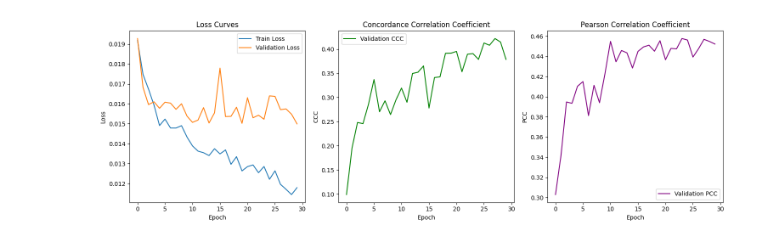
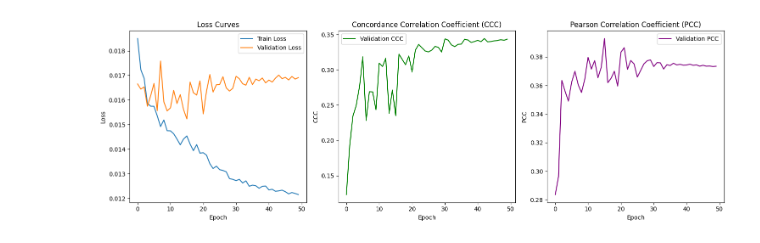
Before and after one commit to sadrasabouri/SEMPI, a Jupyter notebook: 11.XAttention_0427.ipynb, the cells around one changed output. Drawn from its saved outputs; the diff is of its cells as text; code cells hidden in the pictures.

Commit message:
final model for report

```diff
--- a/11.XAttention_0427.ipynb
+++ b/11.XAttention_0427.ipynb
@@ -135,6 +15,0 @@ val_loader = DataLoader(val_dataset, batch_size=16, shuffle=False, drop_last=Fal
-# %%
-sample = dataset[0]
-speaker_feat, listener_openface = sample["features"]
-listener_dim, speaker_dim = listener_openface.shape[0], speaker_feat.shape[0]
-print(f"Listener feature shape: {listener_openface.shape}")
-print(f"Speaker feature shape: {speaker_feat.shape}")
@@ -159,7 +437,7 @@ config = {
 
 config = SimpleNamespace(**config)
 
-model = EarlyFusion(config=config).to(device).float()
+model = EarlyFusion2(config=config).to(device).float()
 for name, param in model.named_parameters():
     print(f"Parameter {name}: dtype = {param.dtype}")
 print(model)
@@ -223,10 +501,10 @@ def compute_pearson_correlation_batched(y_pred, y_true):
     return rho
 # %%
 # Training settings
-num_epochs = 30
+num_epochs = 50
 learning_rate = 3e-4
 early_stop_patience = 10
-best_model_path = 'best_early_fusion_model.pth'
+best_model_path = 'best_early_fusion_model2.pth'
 
 criterion = torch.nn.MSELoss()
 optimizer = torch.optim.AdamW(model.parameters(), lr=learning_rate, weight_decay=config.weight_decay)
@@ -235,7 +513,7 @@ scheduler = torch.optim.lr_scheduler.ReduceLROnPlateau(
 )
 
 # Training tracking
-best_val_loss = float('inf')
+best_val_ccc = -float('inf')
 no_improve_count = 0
 train_losses = []
 val_losses = []
@@ -255,7 +530,7 @@ try:
 
         for batch in tqdm(train_loader, desc=f"Epoch {epoch+1} [Train]", leave=False):
 
-            speaker_feat, listener_feat = batch["features"]
+            listener_feat, _, speaker_feat = batch["features"]
             engagement = batch["score"]
 
             speaker_feat = speaker_feat.to(device).float()
@@ -269,7 +544,8 @@ try:
             for i in range(listener_feat.size(0)):
                 listener_feat_list.append(listener_feat[i].transpose(0, 1))
 
-            output = model(audio_paths=speaker_feat, openfacefeat_=listener_feat_list)
+            #output = model(audio_paths=speaker_feat, video_paths=listener_feat_list)
+            output = model(audio_paths=speaker_feat, video_paths=listener_feat)
             loss = criterion(output, engagement)
             loss.backward()
             optimizer.step()
@@ -289,7 +565,7 @@ try:
         with torch.no_grad():
             for batch in tqdm(val_loader, desc=f"Epoch {epoch+1} [Val]", leave=False):
 
-                speaker_feat, listener_feat = batch["features"]
+                listener_feat, _, speaker_feat = batch["features"]
                 engagement = batch["score"]
 
                 speaker_feat = speaker_feat.to(device)
@@ -302,7 +578,8 @@ try:
                 for i in range(listener_feat.size(0)):
                     listener_feat_list.append(listener_feat[i].transpose(0, 1))
 
-                output = model(audio_paths=speaker_feat, openfacefeat_=listener_feat_list)
+                #output = model(audio_paths=speaker_feat, video_paths=listener_feat_list)
+                output = model(audio_paths=speaker_feat, video_paths=listener_feat)
                 loss = criterion(output, engagement)
                 val_loss += loss.item() * engagement.size(0)
 
@@ -330,8 +607,8 @@ try:
         scheduler.step(avg_val_loss)
 
         # Check if this is the best model
-        if avg_val_loss < best_val_loss:
-            best_val_loss = avg_val_loss
+        if val_ccc > best_val_ccc:
+            best_val_ccc = val_ccc
             # Save model
             torch.save({
                 'epoch': epoch,
@@ -342,7 +619,7 @@ try:
                 'val_pcc': val_pcc,
                 'config': config,
             }, best_model_path)
-            print(f"✓ Saved new best model with validation loss: {avg_val_loss:.4f}")
+            print(f"✓ Saved new best model with validation CCC: {val_ccc:.4f}")
 
 except KeyboardInterrupt:
     print("Training interrupted by user")
@@ -372,37 +650,37 @@ Training Loss: 0.0152
 # %%
 # Final visualization
 plt.figure(figsize=(15, 5))
 
 # Plot 1: Loss curves
 plt.subplot(1, 3, 1)
 plt.plot(train_losses, label='Train Loss')
 plt.plot(val_losses, label='Validation Loss')
 plt.xlabel('Epoch')
 plt.ylabel('Loss')
 plt.legend()
 plt.title('Loss Curves')
 
 # Plot 2: CCC curve
 plt.subplot(1, 3, 2)
 plt.plot(val_cccs, label='Validation CCC', color='green')
 plt.xlabel('Epoch')
 plt.ylabel('CCC')
 plt.legend()
-plt.title('Concordance Correlation Coefficient')
+plt.title('Concordance Correlation Coefficient (CCC)')
 
 # Plot 3: PCC curve
 plt.subplot(1, 3, 3)
 plt.plot(val_pccs, label='Validation PCC', color='purple')
 plt.xlabel('Epoch')
 plt.ylabel('PCC')
 plt.legend()
-plt.title('Pearson Correlation Coefficient')
+plt.title('Pearson Correlation Coefficient (PCC)')
 
 plt.tight_layout()
-plt.savefig('final_training_metrics.png')
+plt.savefig('video_audio.png')
 plt.show()
 # %% [output]
-[figure, old version]
+[figure, new version]
 # %%
 # Load the best model for evaluation
 if os.path.exists(best_model_path):
```
Also changed, not shown: parts of 30 cells of this notebook, 8 other files.
